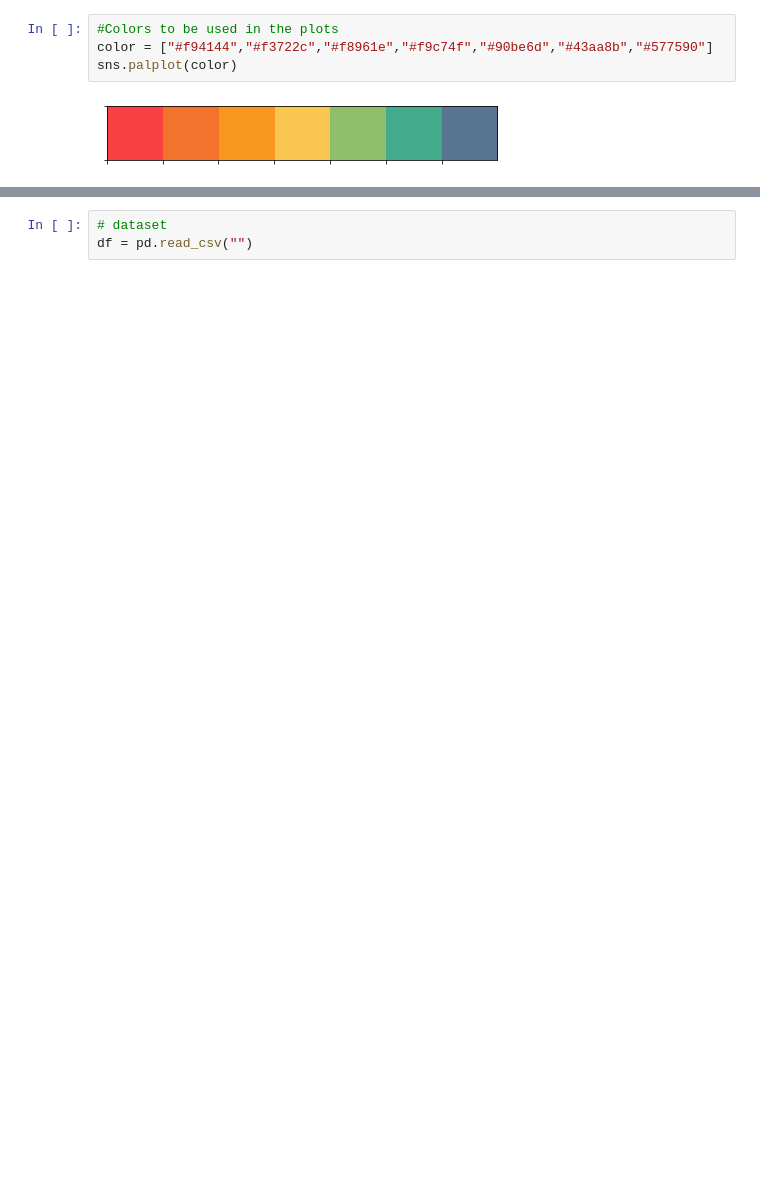
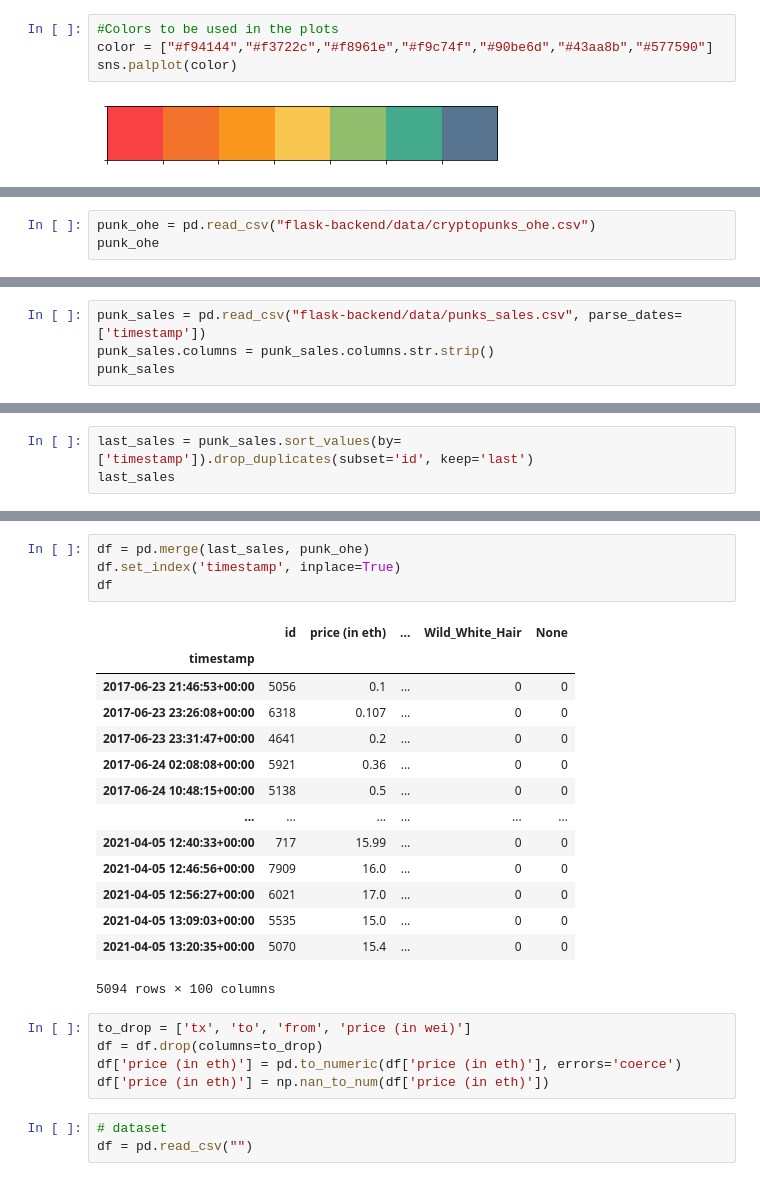
Before and after one commit to Jroc561/Model-Tester, a Jupyter notebook: research.ipynb, the cells around one changed output, grey strips where cells are left out. Cells and saved outputs as stored; diff of their text form; blank space fills up the shorter version.

```diff
--- a/research.ipynb
+++ b/research.ipynb
@@ -114,0 +86,3 @@ sns.palplot(color)
+# %%
+punk_ohe = pd.read_csv("flask-backend/data/cryptopunks_ohe.csv")
+punk_ohe
@@ -114,0 +103,4 @@ sns.palplot(color)
+# %%
+punk_sales = pd.read_csv("flask-backend/data/punks_sales.csv", parse_dates=['timestamp'])
+punk_sales.columns = punk_sales.columns.str.strip()
+punk_sales
@@ -114,0 +121,3 @@ sns.palplot(color)
+# %%
+last_sales = punk_sales.sort_values(by=['timestamp']).drop_duplicates(subset='id', keep='last')
+last_sales
@@ -115,3 +138,27 @@ sns.palplot(color)
+# %%
+df = pd.merge(last_sales, punk_ohe)
+df.set_index('timestamp', inplace=True)
+df
+# %% [output]
+|  | id | price (in eth) | ... | Wild_White_Hair | None |
+| timestamp |  |  |  |  |  |
+| 2017-06-23 21:46:53+00:00 | 5056 | 0.1 | ... | 0 | 0 |
+| 2017-06-23 23:26:08+00:00 | 6318 | 0.107 | ... | 0 | 0 |
+| 2017-06-23 23:31:47+00:00 | 4641 | 0.2 | ... | 0 | 0 |
+| 2017-06-24 02:08:08+00:00 | 5921 | 0.36 | ... | 0 | 0 |
+| 2017-06-24 10:48:15+00:00 | 5138 | 0.5 | ... | 0 | 0 |
+| ... | ... | ... | ... | ... | ... |
+| 2021-04-05 12:40:33+00:00 | 717 | 15.99 | ... | 0 | 0 |
+| 2021-04-05 12:46:56+00:00 | 7909 | 16.0 | ... | 0 | 0 |
+| 2021-04-05 12:56:27+00:00 | 6021 | 17.0 | ... | 0 | 0 |
+| 2021-04-05 13:09:03+00:00 | 5535 | 15.0 | ... | 0 | 0 |
+| 2021-04-05 13:20:35+00:00 | 5070 | 15.4 | ... | 0 | 0 |
+5094 rows × 100 columns
+# %%
+to_drop = ['tx', 'to', 'from', 'price (in wei)']
+df = df.drop(columns=to_drop)
+df['price (in eth)'] = pd.to_numeric(df['price (in eth)'], errors='coerce')
+df['price (in eth)'] = np.nan_to_num(df['price (in eth)'])
 # %%
 # dataset
 df = pd.read_csv("")
```
Also changed, not shown: parts of 19 cells of this notebook, 2 other files.
